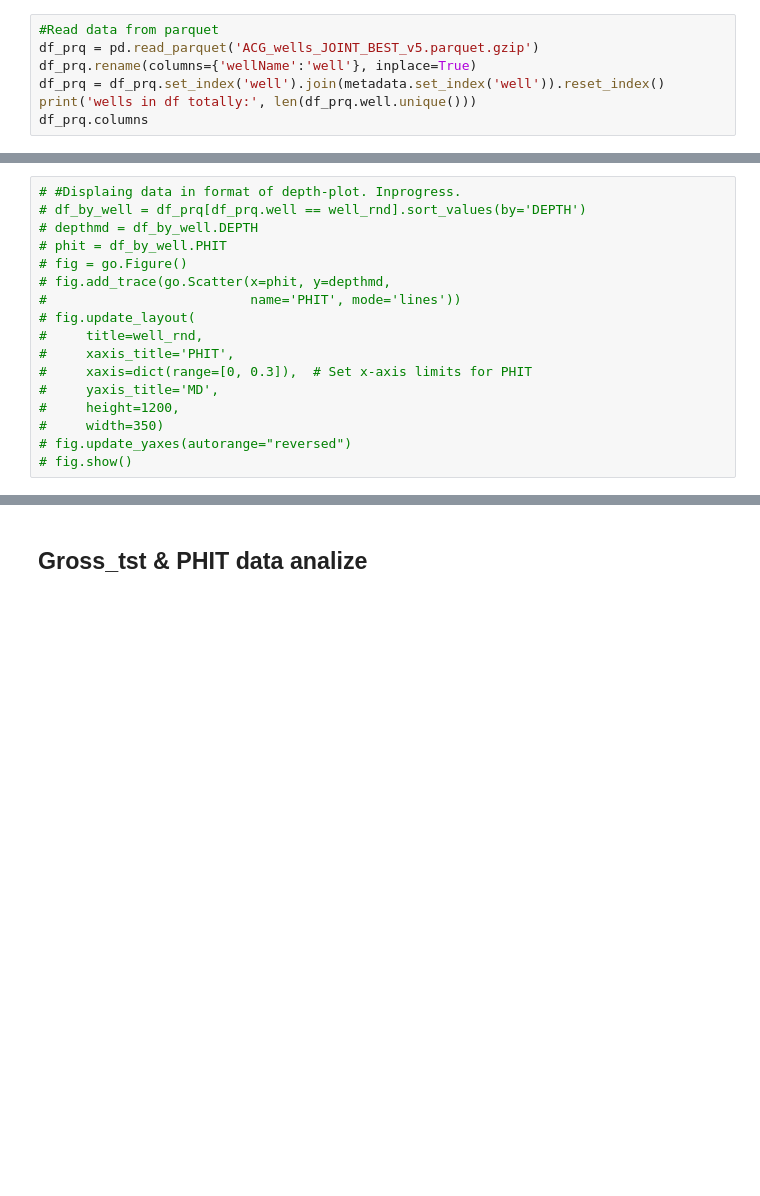
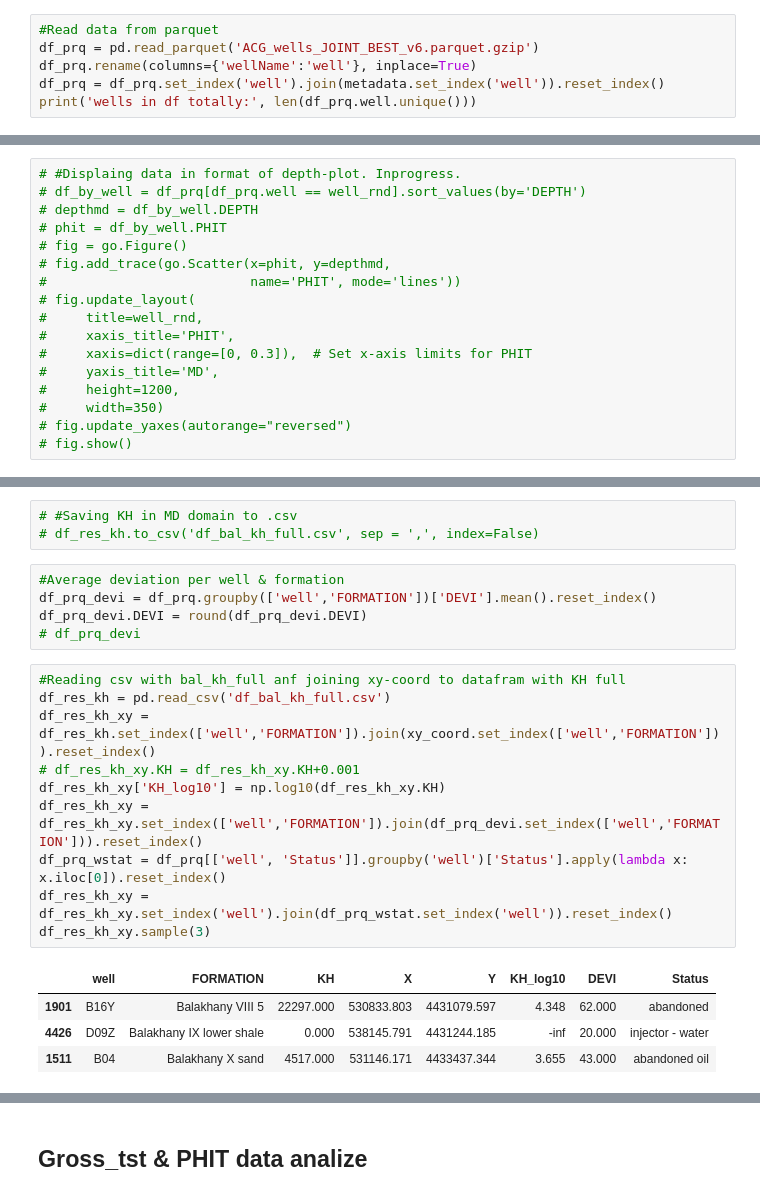
Before and after one commit to nadirzeynall/SPP_eilink, a Jupyter notebook: ACG_wells_JOİNT_BEST.ipynb, the cells around one changed output, grey strips where cells are left out. Saved outputs shown, nothing was run; the diff lists cells and outputs as text; blank space fills up the shorter version.

```diff
--- a/ACG_wells_JOİNT_BEST.ipynb
+++ b/ACG_wells_JOİNT_BEST.ipynb
@@ -123,10 +127,9 @@ figures = list(field_well_cnt['well'])
 ## Uploading the main dataframe from parquet
 # %%
 #Read data from parquet
-df_prq = pd.read_parquet('ACG_wells_JOINT_BEST_v5.parquet.gzip')
+df_prq = pd.read_parquet('ACG_wells_JOINT_BEST_v6.parquet.gzip')
 df_prq.rename(columns={'wellName':'well'}, inplace=True)
 df_prq = df_prq.set_index('well').join(metadata.set_index('well')).reset_index()
 print('wells in df totally:', len(df_prq.well.unique()))
-df_prq.columns
 # %% [output]
 wells in df totally: 440
@@ -661,0 +525,23 @@ df_prq.gross_pay = df_prq.gross_pay.astype('int')
+# %%
+# #Saving KH in MD domain to .csv
+# df_res_kh.to_csv('df_bal_kh_full.csv', sep = ',', index=False)
+# %%
+#Average deviation per well & formation
+df_prq_devi = df_prq.groupby(['well','FORMATION'])['DEVI'].mean().reset_index()
+df_prq_devi.DEVI = round(df_prq_devi.DEVI)
+# df_prq_devi
+# %%
+#Reading csv with bal_kh_full anf joining xy-coord to datafram with KH full
+df_res_kh = pd.read_csv('df_bal_kh_full.csv')
+df_res_kh_xy = df_res_kh.set_index(['well','FORMATION']).join(xy_coord.set_index(['well','FORMATION'])).reset_index()
+# df_res_kh_xy.KH = df_res_kh_xy.KH+0.001
+df_res_kh_xy['KH_log10'] = np.log10(df_res_kh_xy.KH)
+df_res_kh_xy = df_res_kh_xy.set_index(['well','FORMATION']).join(df_prq_devi.set_index(['well','FORMATION'])).reset_index()
+df_prq_wstat = df_prq[['well', 'Status']].groupby('well')['Status'].apply(lambda x: x.iloc[0]).reset_index()
+df_res_kh_xy = df_res_kh_xy.set_index('well').join(df_prq_wstat.set_index('well')).reset_index()
+df_res_kh_xy.sample(3)
+# %% [output]
+|  | well | FORMATION | KH | X | Y | KH_log10 | DEVI | Status |
+| 1901 | B16Y | Balakhany VIII 5 | 22297.000 | 530833.803 | 4431079.597 | 4.348 | 62.000 | abandoned |
+| 4426 | D09Z | Balakhany IX lower shale | 0.000 | 538145.791 | 4431244.185 | -inf | 20.000 | injector - water |
+| 1511 | B04 | Balakhany X sand | 4517.000 | 531146.171 | 4433437.344 | 3.655 | 43.000 | abandoned oil |
```
Also changed, not shown: parts of 77 cells of this notebook, 50 other files.
